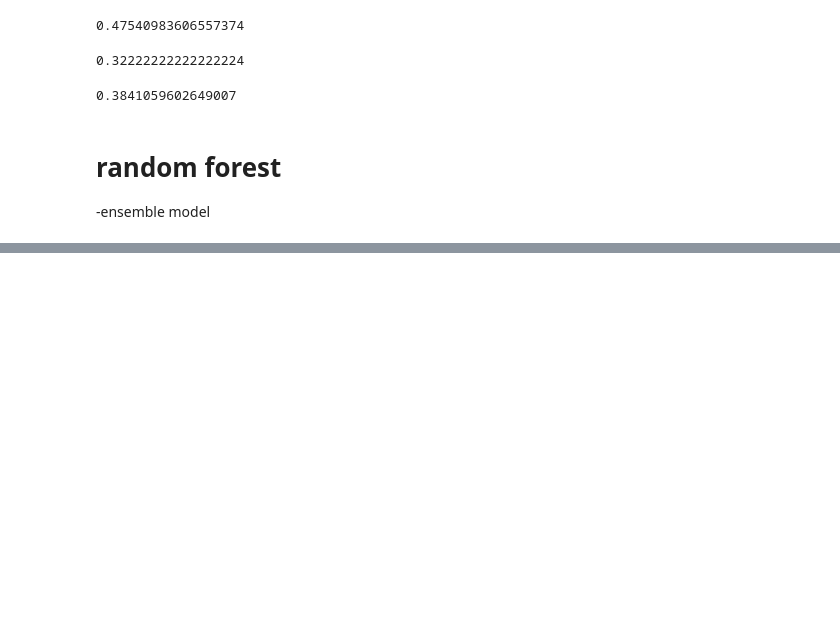
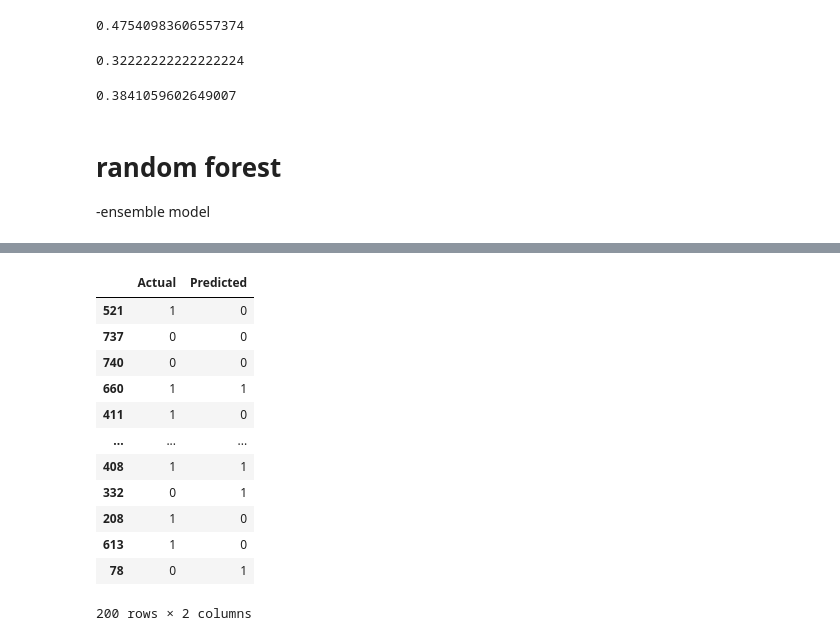
Before and after one commit to Drishyagrg/data-analyst-training, a Jupyter notebook: loan_data.ipynb, the cells around one changed output, grey strips where cells are left out. Cells and saved outputs as stored; diff of their text form; code cells hidden in the pictures; blank space fills up the shorter version.

```diff
--- a/loan_data.ipynb
+++ b/loan_data.ipynb
@@ -418,0 +440,17 @@ f1
+# %%
+result=pd.DataFrame({'Actual':y_test,'Predicted':y_pred})
+result
+# %% [output]
+|  | Actual | Predicted |
+| 521 | 1 | 0 |
+| 737 | 0 | 0 |
+| 740 | 0 | 0 |
+| 660 | 1 | 1 |
+| 411 | 1 | 0 |
+| ... | ... | ... |
+| 408 | 1 | 1 |
+| 332 | 0 | 1 |
+| 208 | 1 | 0 |
+| 613 | 1 | 0 |
+| 78 | 0 | 1 |
+200 rows × 2 columns
```
Also changed, not shown: parts of 9 cells of this notebook.
